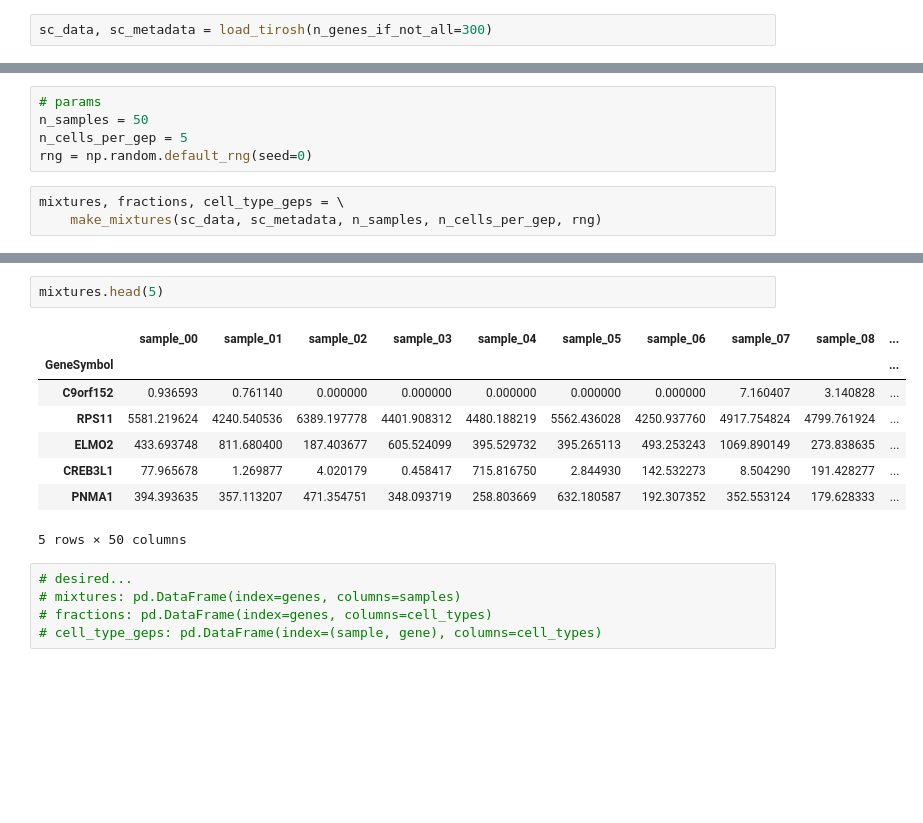
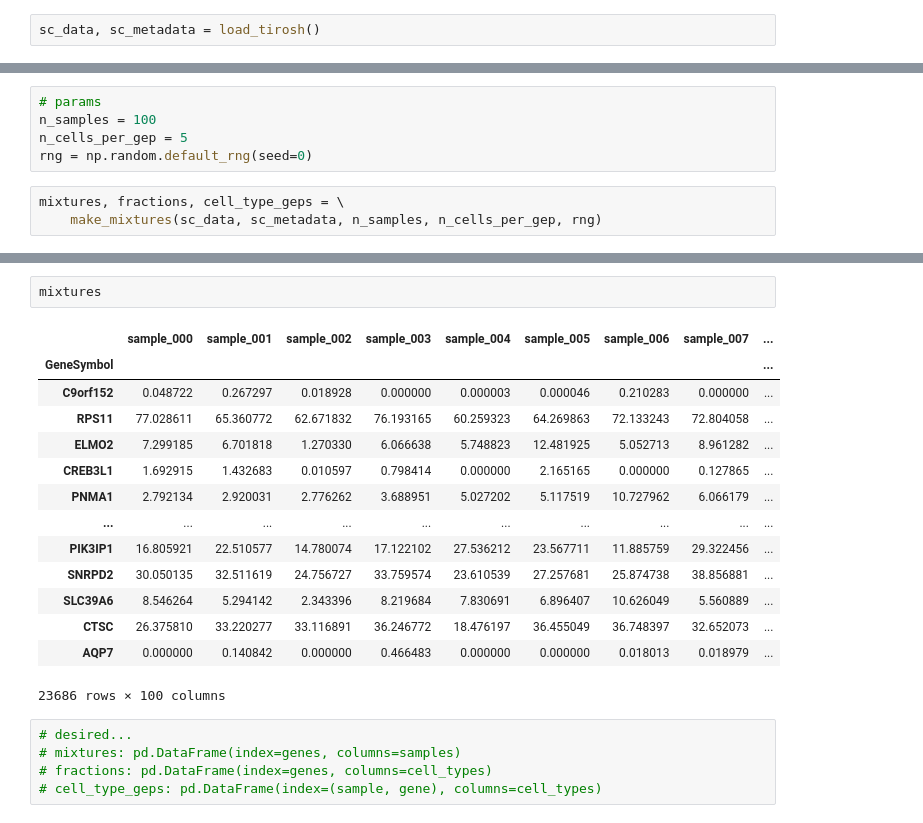
Before and after one commit to davidliu-lab/deconv, a Jupyter notebook: 6a - make cohorts.ipynb, the cells around one changed output, grey strips where cells are left out. Drawn from its saved outputs; the diff is of its cells as text; blank space fills up the shorter version.

```diff
--- a/6a - make cohorts.ipynb
+++ b/6a - make cohorts.ipynb
@@ -15,5 +15,5 @@ from helpers.loading_single_cell_cohorts import load_tirosh
 # %% [markdown]
 # load single cell data
 # %%
-sc_data, sc_metadata = load_tirosh(n_genes_if_not_all=300)
+sc_data, sc_metadata = load_tirosh()
 # %%
@@ -40,7 +53,7 @@ sc_metadata.sample(5)
 # generate in silico mixtures
 # %%
 # params
-n_samples = 50
+n_samples = 100
 n_cells_per_gep = 5
 rng = np.random.default_rng(seed=0)
 # %%
@@ -69,14 +96,20 @@ cell_type_geps["sample_00"].head()
 # %%
-mixtures.head(5)
+mixtures
 # %% [output]
-|  | sample_00 | sample_01 | sample_02 | sample_03 | sample_04 | sample_05 | sample_06 | sample_07 | sample_08 | ... |
-| GeneSymbol |  |  |  |  |  |  |  |  |  | ... |
-| C9orf152 | 0.936593 | 0.761140 | 0.000000 | 0.000000 | 0.000000 | 0.000000 | 0.000000 | 7.160407 | 3.140828 | ... |
-| RPS11 | 5581.219624 | 4240.540536 | 6389.197778 | 4401.908312 | 4480.188219 | 5562.436028 | 4250.937760 | 4917.754824 | 4799.761924 | ... |
-| ELMO2 | 433.693748 | 811.680400 | 187.403677 | 605.524099 | 395.529732 | 395.265113 | 493.253243 | 1069.890149 | 273.838635 | ... |
-| CREB3L1 | 77.965678 | 1.269877 | 4.020179 | 0.458417 | 715.816750 | 2.844930 | 142.532273 | 8.504290 | 191.428277 | ... |
-| PNMA1 | 394.393635 | 357.113207 | 471.354751 | 348.093719 | 258.803669 | 632.180587 | 192.307352 | 352.553124 | 179.628333 | ... |
+|  | sample_000 | sample_001 | sample_002 | sample_003 | sample_004 | sample_005 | sample_006 | sample_007 | ... |
+| GeneSymbol |  |  |  |  |  |  |  |  | ... |
+| C9orf152 | 0.048722 | 0.267297 | 0.018928 | 0.000000 | 0.000003 | 0.000046 | 0.210283 | 0.000000 | ... |
+| RPS11 | 77.028611 | 65.360772 | 62.671832 | 76.193165 | 60.259323 | 64.269863 | 72.133243 | 72.804058 | ... |
+| ELMO2 | 7.299185 | 6.701818 | 1.270330 | 6.066638 | 5.748823 | 12.481925 | 5.052713 | 8.961282 | ... |
+| CREB3L1 | 1.692915 | 1.432683 | 0.010597 | 0.798414 | 0.000000 | 2.165165 | 0.000000 | 0.127865 | ... |
+| PNMA1 | 2.792134 | 2.920031 | 2.776262 | 3.688951 | 5.027202 | 5.117519 | 10.727962 | 6.066179 | ... |
+| ... | ... | ... | ... | ... | ... | ... | ... | ... | ... |
+| PIK3IP1 | 16.805921 | 22.510577 | 14.780074 | 17.122102 | 27.536212 | 23.567711 | 11.885759 | 29.322456 | ... |
+| SNRPD2 | 30.050135 | 32.511619 | 24.756727 | 33.759574 | 23.610539 | 27.257681 | 25.874738 | 38.856881 | ... |
+| SLC39A6 | 8.546264 | 5.294142 | 2.343396 | 8.219684 | 7.830691 | 6.896407 | 10.626049 | 5.560889 | ... |
+| CTSC | 26.375810 | 33.220277 | 33.116891 | 36.246772 | 18.476197 | 36.455049 | 36.748397 | 32.652073 | ... |
+| AQP7 | 0.000000 | 0.140842 | 0.000000 | 0.466483 | 0.000000 | 0.000000 | 0.018013 | 0.018979 | ... |
-5 rows × 50 columns
+23686 rows × 100 columns
 # %%
 # desired...
 # mixtures: pd.DataFrame(index=genes, columns=samples)
```
Also changed, not shown: parts of 5 cells of this notebook.
